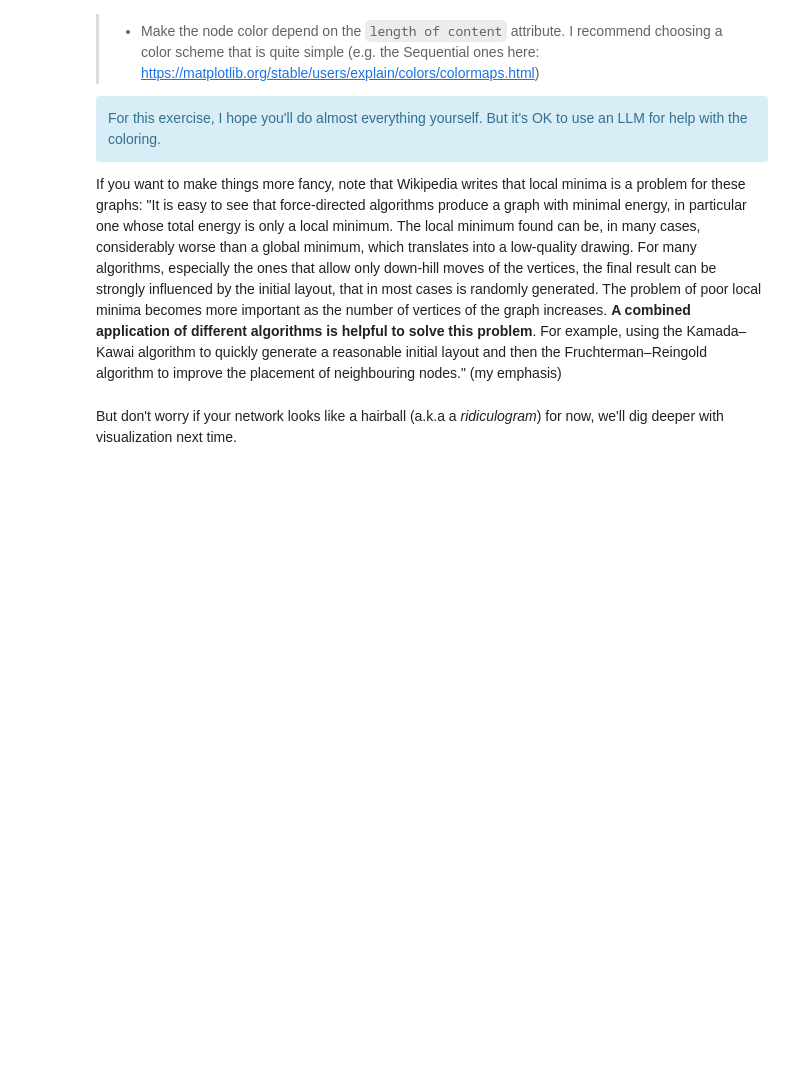
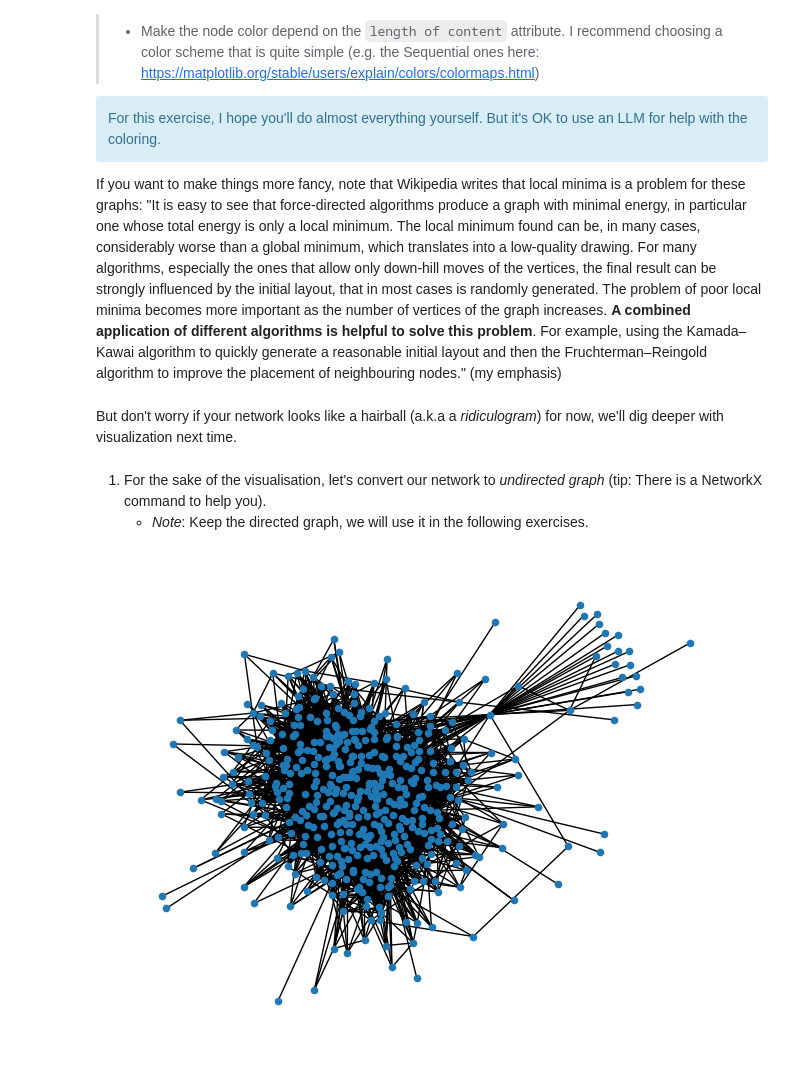
Before and after one commit to DitteGilsfeldt/MSc_Human-Centered_Artificial_Intelligence_DTU, a Jupyter notebook: MSc__7_Semester__Overgangssemester/02805__Social_Grapg_and_Interaction/Week_4/Week4.ipynb, the cells around one changed output. Cells and saved outputs as stored; diff of their text form; code cells hidden in the pictures; blank space fills up the shorter version.

```diff
--- a/MSc__7_Semester__Overgangssemester/02805__Social_Grapg_and_Interaction/Week_4/Week4.ipynb
+++ b/MSc__7_Semester__Overgangssemester/02805__Social_Grapg_and_Interaction/Week_4/Week4.ipynb
@@ -765,3 +989,13 @@ For this exercise, I hope you'll do almost everything yourself. But it's OK to u
 If you want to make things more fancy, note that Wikipedia writes that local minima is a problem for these graphs: "It is easy to see that force-directed algorithms produce a graph with minimal energy, in particular one whose total energy is only a local minimum. The local minimum found can be, in many cases, considerably worse than a global minimum, which translates into a low-quality drawing. For many algorithms, especially the ones that allow only down-hill moves of the vertices, the final result can be strongly influenced by the initial layout, that in most cases is randomly generated. The problem of poor local minima becomes more important as the number of vertices of the graph increases. **A combined application of different algorithms is helpful to solve this problem**. For example, using the Kamada–Kawai algorithm to quickly generate a reasonable initial layout and then the Fruchterman–Reingold algorithm to improve the placement of neighbouring nodes." (my emphasis)
 # %% [markdown]
 But don't worry if your network looks like a hairball (a.k.a a *ridiculogram*) for now, we'll dig deeper with visualization next time.
+# %% [markdown]
+1. For the sake of the visualisation, let's convert our network to *undirected graph* (tip: There is a NetworkX command to help you).
+   * *Note*: Keep the directed graph, we will use it in the following exercises.
+# %%
+# Convert network G to undirected graph:
+G_undirected = G.to_undirected()
+
+nx.draw(G_undirected, node_size=20)
+# %% [output]
+[figure, added]
```
Also changed, not shown: parts of 31 cells of this notebook, 4 other files.
